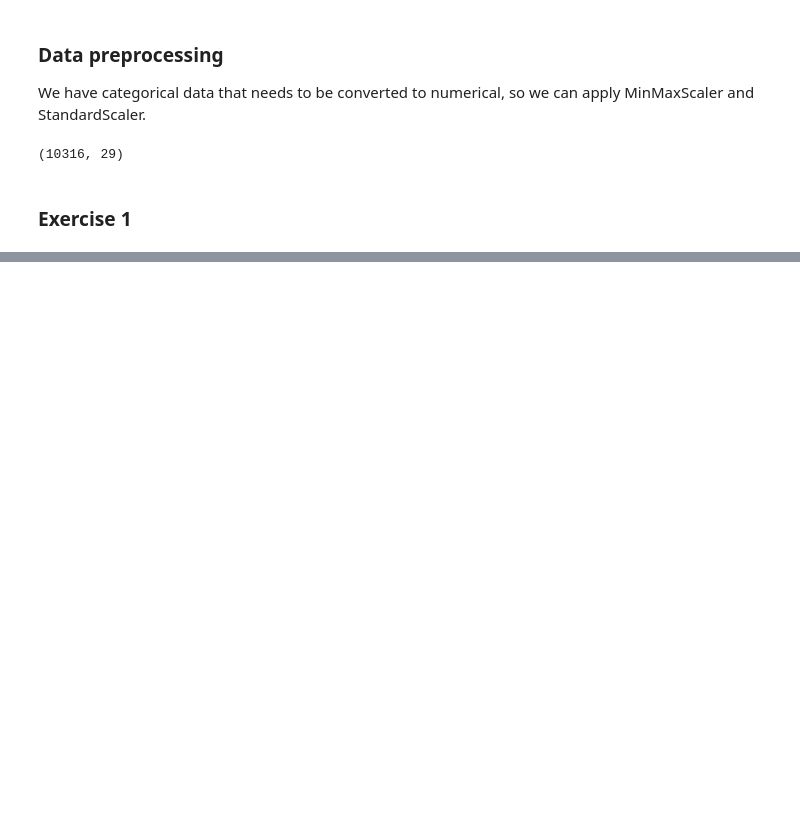
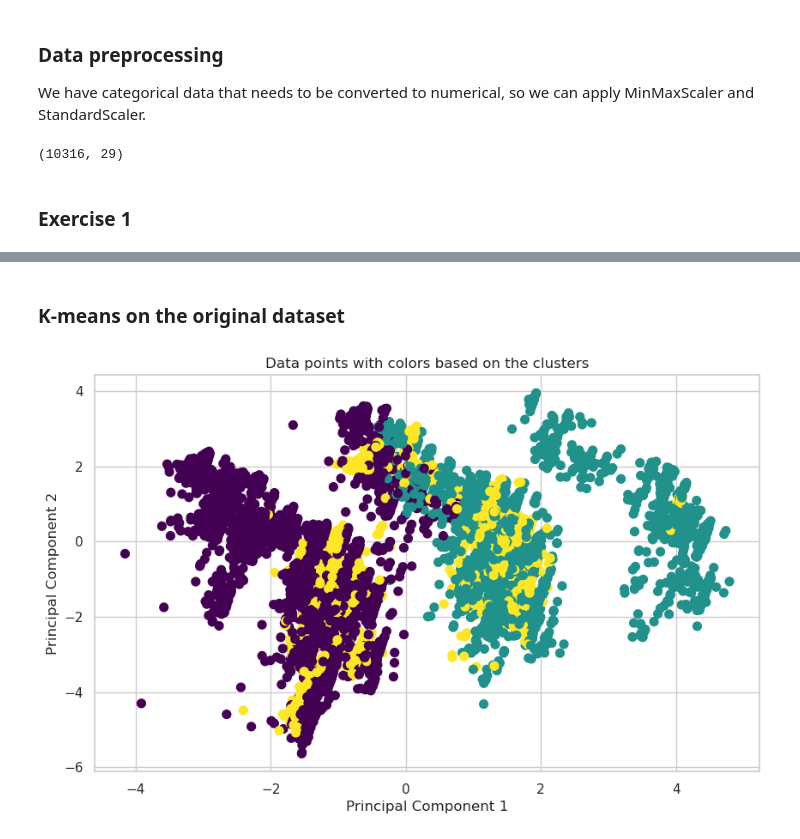
Before and after one commit to guiijose/Machine-Learning, a Jupyter notebook: homeworks/hw4/hw4.ipynb, the cells around one changed output, grey strips where cells are left out. Cells and saved outputs as stored; diff of their text form; code cells hidden in the pictures; blank space fills up the shorter version.

```diff
--- a/homeworks/hw4/hw4.ipynb
+++ b/homeworks/hw4/hw4.ipynb
@@ -103,0 +179,17 @@ Usually to determine the optimal number of clusters, we look for an elbow point
+# %% [markdown]
+### K-means on the original dataset
+# %%
+# Apply K-means clustering with k=3 and random_state=42
+kmeans = KMeans(n_clusters=3, random_state=42)
+clusters = kmeans.fit_predict(df_normalized)
+
+# Plot the data points with colors based on the clusters
+plt.figure(figsize=(10, 6))
+plt.scatter(df_pca[:, 0], df_pca[:, 1], c=clusters, s=50, cmap='viridis')
+plt.xlabel('Principal Component 1')
+plt.ylabel('Principal Component 2')
+plt.title('Data points with colors based on the clusters')
+plt.grid(True)  # Add grid for better readability
+plt.show()
+# %% [output]
+[figure, added]
```
Also changed, not shown: parts of 17 cells of this notebook, 1 other file.
